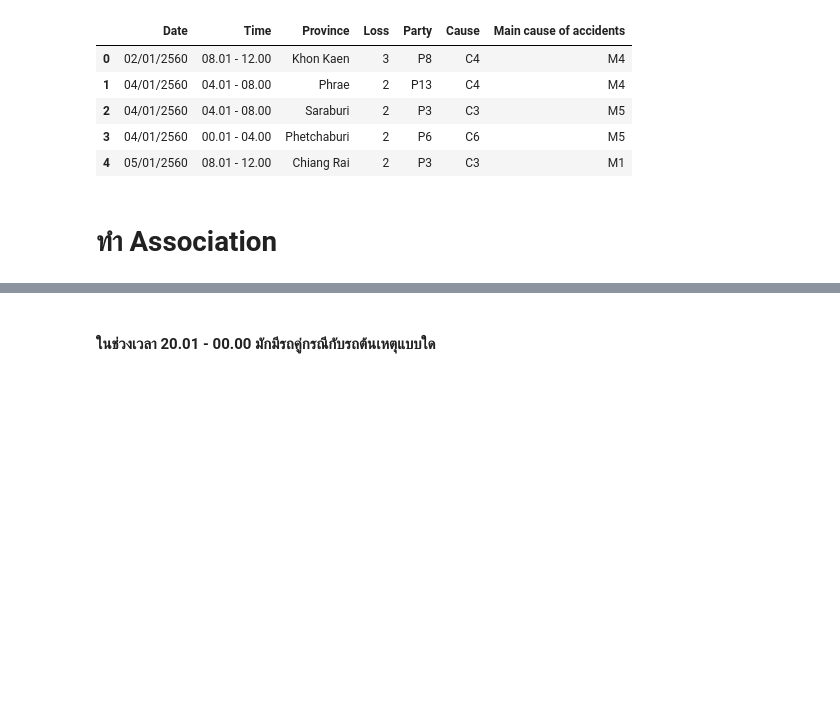
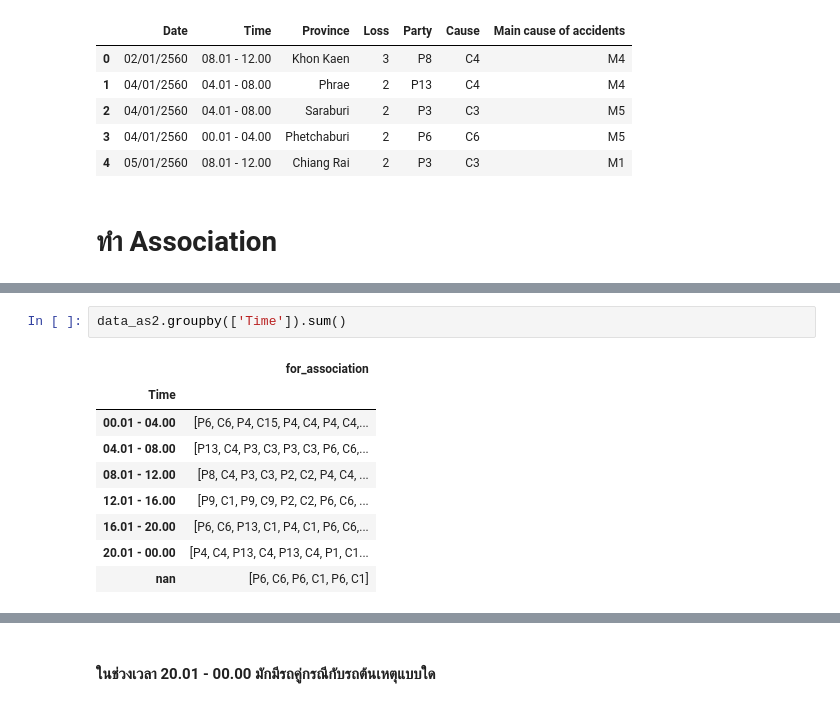
Before and after one commit to Aingon14/BSC_DPDM23, a Jupyter notebook: Group_project2.ipynb, the cells around one changed output, grey strips where cells are left out. Drawn from its saved outputs; the diff is of its cells as text; blank space fills up the shorter version.

```diff
--- a/Group_project2.ipynb
+++ b/Group_project2.ipynb
@@ -1255 +1273,13 @@ test_split1.head()
+# %%
+data_as2.groupby(['Time']).sum()
+# %% [output]
+|  | for_association |
+| Time |  |
+| 00.01 - 04.00 | [P6, C6, P4, C15, P4, C4, P4, C4,... |
+| 04.01 - 08.00 | [P13, C4, P3, C3, P3, C3, P6, C6,... |
+| 08.01 - 12.00 | [P8, C4, P3, C3, P2, C2, P4, C4, ... |
+| 12.01 - 16.00 | [P9, C1, P9, C9, P2, C2, P6, C6, ... |
+| 16.01 - 20.00 | [P6, C6, P13, C1, P4, C1, P6, C6,... |
+| 20.01 - 00.00 | [P4, C4, P13, C4, P13, C4, P1, C1... |
+| nan | [P6, C6, P6, C1, P6, C1] |
 # %%
```
Also changed, not shown: parts of 19 cells of this notebook.
